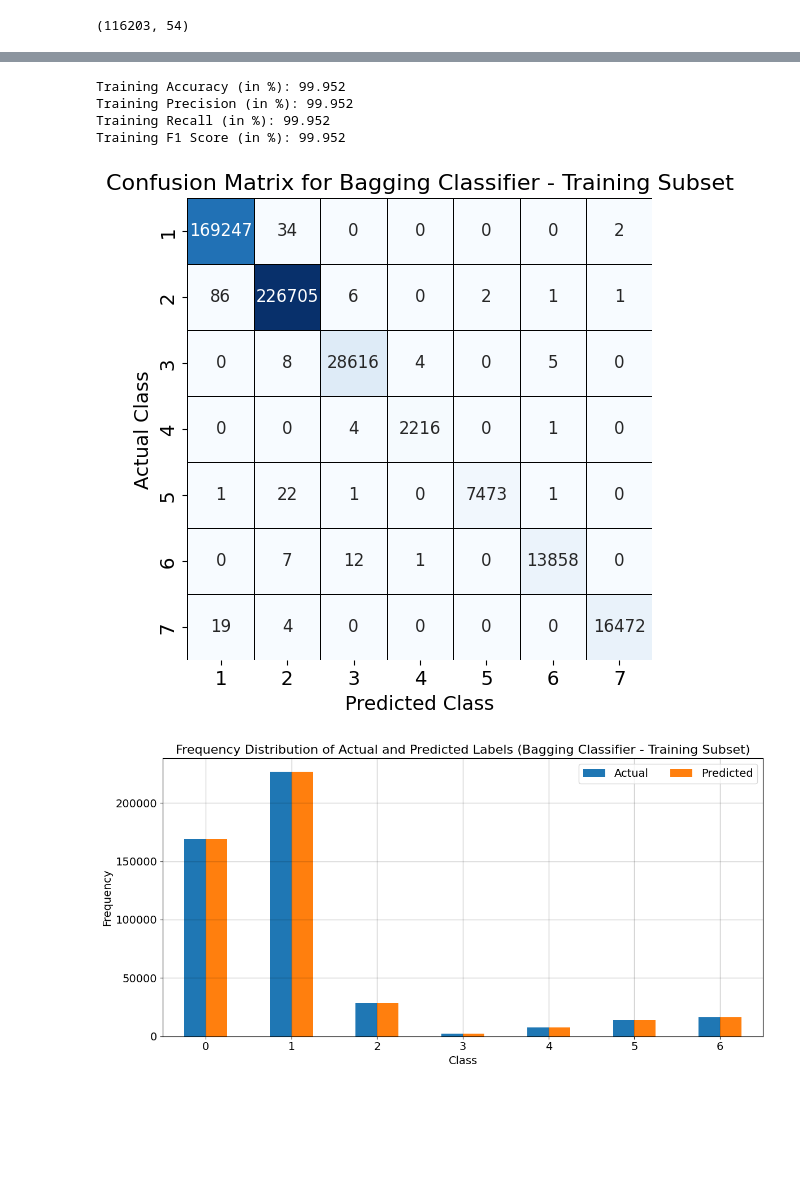
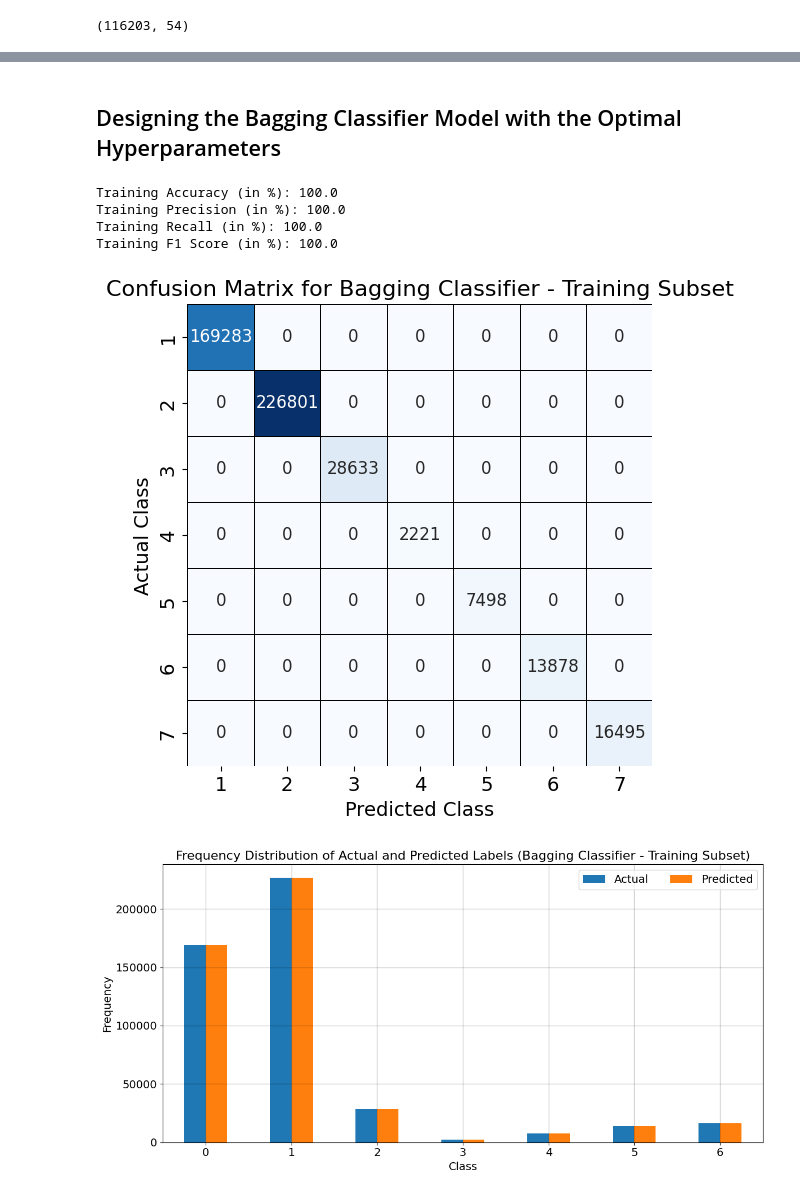
Before and after one commit to Mouleshwar3238/Forest_Cover_Classification, a Jupyter notebook: Bagging_ForestCover.ipynb, the cells around one changed output, grey strips where cells are left out. Saved outputs shown, nothing was run; the diff lists cells and outputs as text; code cells hidden in the pictures; blank space fills up the shorter version.

Commit message:
Bagging Classifier

```diff
--- a/Bagging_ForestCover.ipynb
+++ b/Bagging_ForestCover.ipynb
@@ -82,0 +51,18 @@ Estimator 20 Training Accuracy: 0.011
+# %%
+# Defining the parameter grid
+param_grid = {
+    'n_estimators': [10, 20, 30, 40, 50],
+    'max_samples': [0.25, 0.5, 0.75, 1.0],
+    'max_features': [0.25, 0.5, 0.75, 1.0],
+    'bootstrap': [True, False],
+    'bootstrap_features': [True, False]
+}
+# %%
+halving_search = HalvingGridSearchCV(estimator=model,
+                                     param_grid=param_grid,
+                                     cv=5,
+                                     factor=3,
+                                     n_jobs=-1,
+                                     verbose=3)
+
+halving_search.fit(X_train, y_train)
@@ -83,7 +170,13 @@ Estimator 20 Training Accuracy: 0.011
+# %% [markdown]
+## Designing the Bagging Classifier Model with the Optimal Hyperparameters
+# %%
+best_bag_clf = halving_search.best_estimator_
+
+# Making predictions with the best estimator
+y_train_pred = best_bag_clf.predict(X_train)
+y_test_pred = best_bag_clf.predict(X_test)
 # %%
 # Computing the performance metrics for the training subset
-y_train_pred = bgc.predict(X_train)
-
 train_accuracy = accuracy_score(y_train, y_train_pred)
 train_precision = precision_score(y_train, y_train_pred, average='weighted')
 train_recall = recall_score(y_train, y_train_pred, average='weighted')
@@ -94,23 +187,23 @@ print("Training Precision (in %):",round(train_precision*100,3))
 print("Training Recall (in %):",round(train_recall*100,3))
 print("Training F1 Score (in %):",round(train_f1*100,3))
 # %% [output]
-Training Accuracy (in %): 99.952
-Training Precision (in %): 99.952
-Training Recall (in %): 99.952
-Training F1 Score (in %): 99.952
+Training Accuracy (in %): 100.0
+Training Precision (in %): 100.0
+Training Recall (in %): 100.0
+Training F1 Score (in %): 100.0
 # %%
 conf_mat_train = confusion_matrix(y_train,y_train_pred)
 
 plt.figure(figsize=(6,6))
 sns.heatmap(conf_mat_train, annot=True, fmt='d', cmap='Blues', cbar=False, linewidths=0.5, linecolor='black',
-            xticklabels=bgc.classes_, yticklabels=bgc.classes_, annot_kws={"size": 12})
+            xticklabels=best_bag_clf.classes_, yticklabels=best_bag_clf.classes_, annot_kws={"size": 12})
 plt.xlabel('Predicted Class', color='black', fontsize=14)
 plt.ylabel('Actual Class', color='black', fontsize=14)
 plt.title('Confusion Matrix for Bagging Classifier - Training Subset', color='black', fontsize=16)
 plt.tick_params(axis='both', which='major', labelsize=14)
 plt.show()
 # %% [output]
-[figure, old version]
+[figure, new version]
 # %%
 # Plotting the bar graph for frequency distribution of actual and predicted labels (Test Subset)
 actual_labels_train, actual_counts_train = np.unique(y_train, return_counts=True)
```
Also changed, not shown: parts of 15 cells of this notebook.
